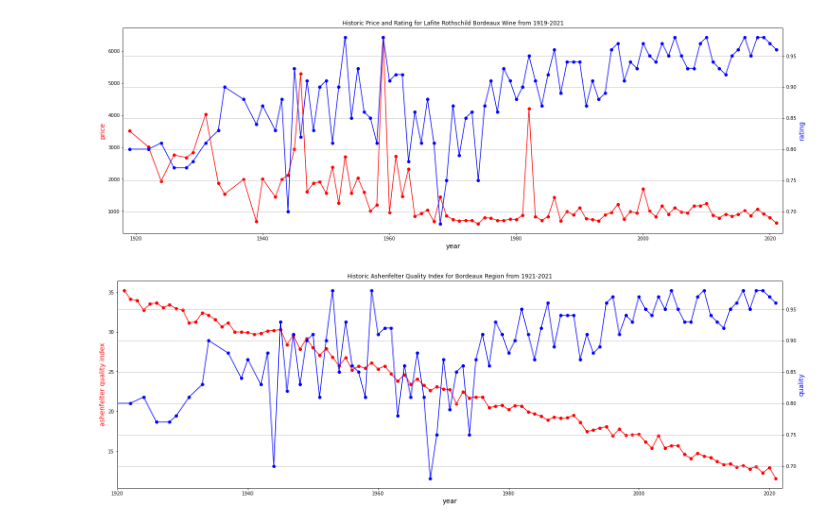
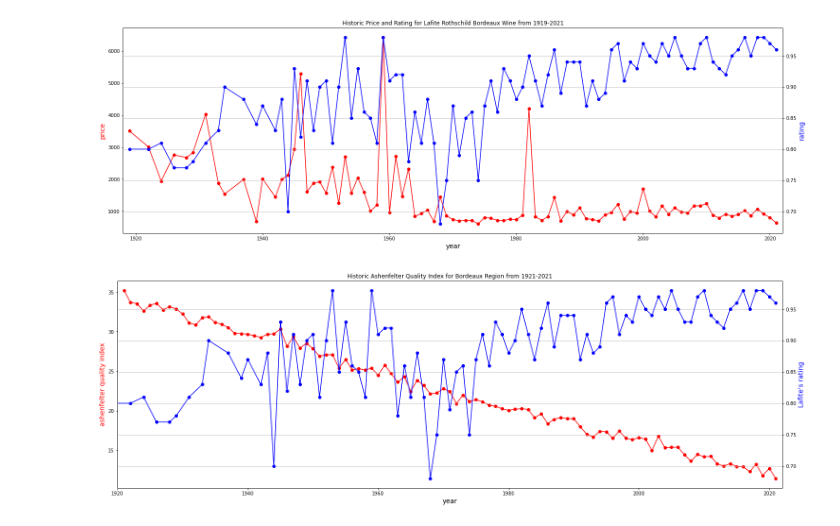
Before and after one commit to polina-golikova/Wine-Quality-Modeling, a Jupyter notebook: source/HistoricLafiteData.ipynb, the cells around one changed output. Drawn from its saved outputs; the diff is of its cells as text; code cells hidden in the pictures.

```diff
--- a/source/HistoricLafiteData.ipynb
+++ b/source/HistoricLafiteData.ipynb
@@ -33,34 +33,34 @@ plt.grid()
 plt.show()
 
 df2 = pd.read_excel(r'C:/Users/polin/Dropbox/EE 608 spring 2023/project/Wine-Quality-Modeling/data/bordeauxWeather.xlsx')
 Year2 = df2['year'].values.tolist()
 avgTempSept = df2['sepT'].values.tolist()
 avgTempGrowing = df2['avgTempAprilSeptember'].values.tolist()
-totalPrecipAug = df2['augR'].values.tolist()
-totalPrecipWinter = df2['totalRainOctMar'].values.tolist()
+totalPrecipAug = df2['totalPSeptAug'].values.tolist()
+totalPrecipWinter = df2['totalPOctMar'].values.tolist()
 
 ashIndex = []
 for idx, y in enumerate(Year2):
         ashIndex.append(ashenfelterQualityIndex(y,
                                             avgTempGrowing[idx],
                                             totalPrecipAug[idx],
                                             avgTempSept[idx],
                                             totalPrecipWinter[idx]))
 
 
 
 fig,ax = plt.subplots()
 fig.set_size_inches(25, 8)
 ax.plot(Year2, ashIndex, color="red", marker="o")
 ax.set_xlabel("year", fontsize = 14)
 ax.set_ylabel("ashenfelter quality index", color="red", fontsize=14)
 ax2 = ax.twinx()
 ax2.plot(Year, Index,color="blue", marker="o")
-ax2.set_ylabel("quality", color="blue", fontsize=14)
+ax2.set_ylabel("Lafite's rating", color="blue", fontsize=14)
 plt.xlim(1920, 2022)
 plt.title("Historic Ashenfelter Quality Index for Bordeaux Region from 1921-2021")
 plt.grid()
 plt.show()
 # %% [output]
 [figure]
-[figure, old version]
+[figure, new version]
```
Also changed, not shown: 1 other file.
